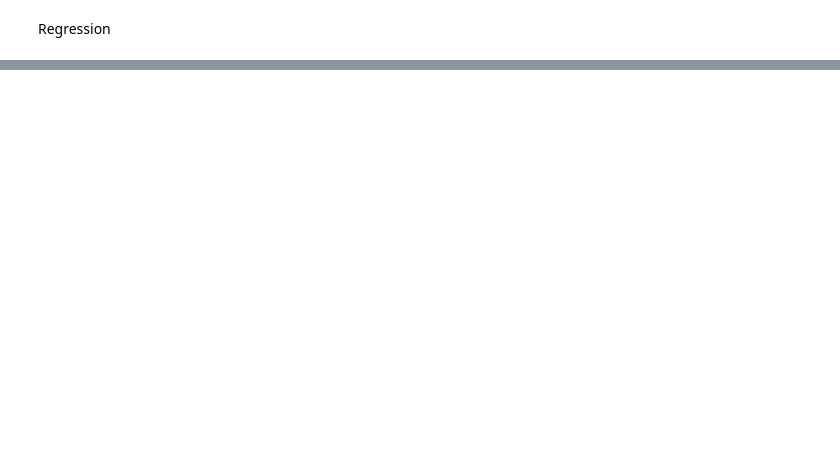
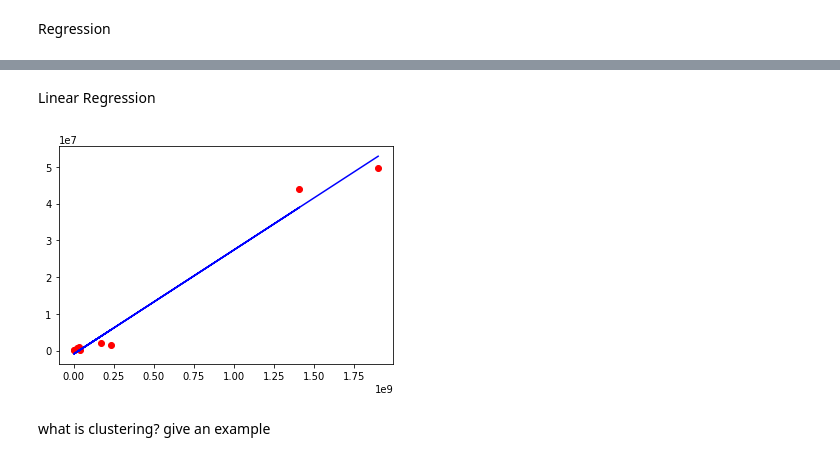
Before and after one commit to whythoSanskar/mlprojects, a Jupyter notebook: Internship.ipynb, the cells around one changed output, grey strips where cells are left out. Drawn from its saved outputs; the diff is of its cells as text; code cells hidden in the pictures; blank space fills up the shorter version.

```diff
--- a/Internship.ipynb
+++ b/Internship.ipynb
@@ -291,0 +295,24 @@ print(f1)
+# %% [markdown]
+Linear Regression
+# %%
+import pandas as pd
+import numpy as np
+import matplotlib.pyplot as plt
+
+import numpy as np
+from sklearn.linear_model import LinearRegression
+df3 = pd.read_excel(r"/content/country_wise_latest.xlsx")
+df3
+
+x4 = np.array(df3['Total Population']).reshape(-1,1)
+y4=np.array(df3['Total cases'])
+regressor = LinearRegression()
+regressor.fit(x4, y4)
+y_pred2 = regressor.predict(x4)
+plt.scatter(x4,y4, color="red")
+plt.plot(x4, regressor.predict(x4), color="blue")
+plt.show()
+# %% [output]
+[figure, added]
+# %% [markdown]
+what is clustering? give an example
```
Also changed, not shown: parts of 3 cells of this notebook.
